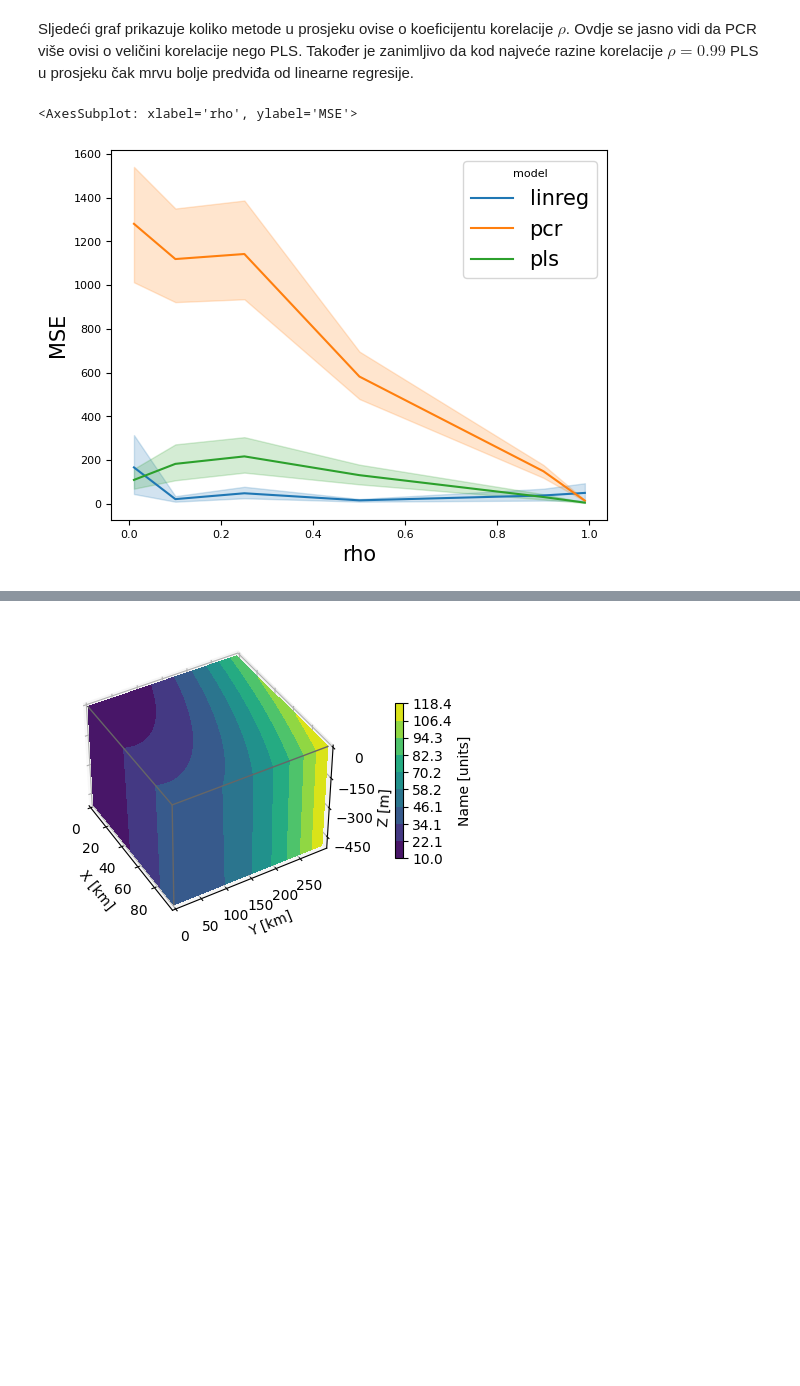
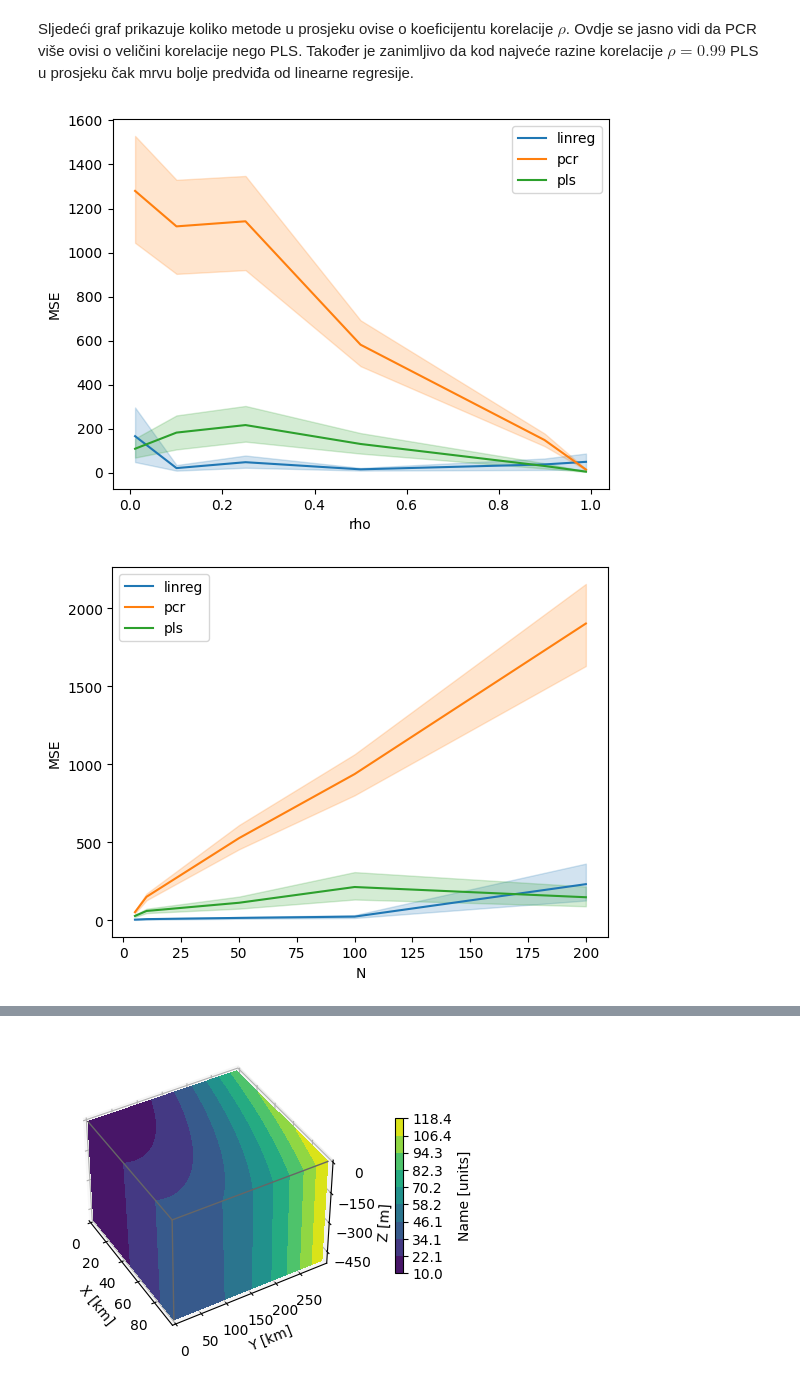
Before and after one commit to ninjas77/PLS, a Jupyter notebook: experiment_analysis.ipynb, the cells around one changed output, grey strips where cells are left out. Saved outputs shown, nothing was run; the diff lists cells and outputs as text; code cells hidden in the pictures; blank space fills up the shorter version.

```diff
--- a/experiment_analysis.ipynb
+++ b/experiment_analysis.ipynb
@@ -89,10 +97,15 @@ Među gornjim grafovima je zanimljivo uočiti kako je u slučaju najviše korela
 # %% [markdown]
 Sljedeći graf prikazuje koliko metode u prosjeku ovise o koeficijentu korelacije $\rho$. Ovdje se jasno vidi da PCR više ovisi o veličini korelacije nego PLS. Također je zanimljivo da kod najveće razine korelacije $\rho = 0.99$ PLS u prosjeku čak mrvu bolje predviđa od linearne regresije.
 # %%
-sns.lineplot(x='rho', y='MSE', data = df, hue='model')
+g = sns.lineplot(x='rho', y='MSE', data = df, hue='model')
+g.legend_.set_title(None)
 # %% [output]
-<AxesSubplot: xlabel='rho', ylabel='MSE'>
-[figure, old version]
+[figure, new version]
+# %%
+g = sns.lineplot(x='N', y='MSE', data = df, hue='model')
+g.legend_.set_title(None)
+# %% [output]
+[figure, added]
 # %%
 x = df.n_N_ratio.unique()
 y = df.M_N_ratio.unique()
```
Also changed, not shown: parts of 13 cells of this notebook, 13 other files.
